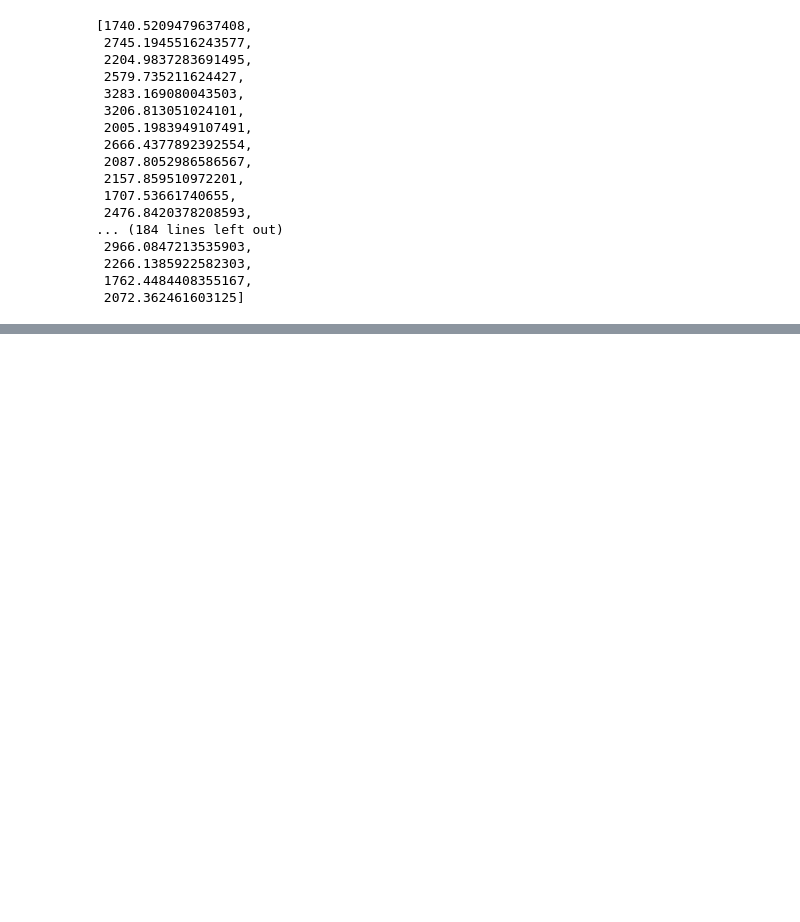
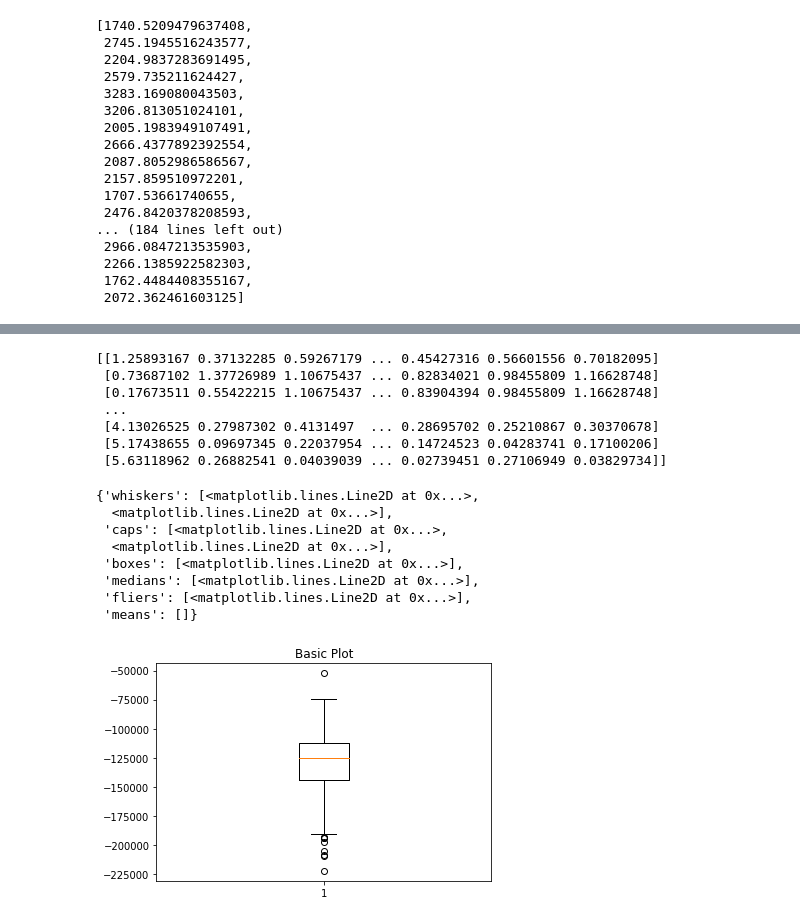
Before and after one commit to ashritdeebadi/genetic-algorithm-feature-selection, a Jupyter notebook: Prototyping/Prototyping.ipynb, the cells around one changed output, grey strips where cells are left out. Saved outputs shown, nothing was run; the diff lists cells and outputs as text; code cells hidden in the pictures; blank space fills up the shorter version.

```diff
--- a/Prototyping/Prototyping.ipynb
+++ b/Prototyping/Prototyping.ipynb
@@ -181,0 +208,26 @@ result
+# %%
+from scipy import stats
+import numpy as np
+z = np.abs(stats.zscore(X))
+print(z)
+
+fig1, ax1 = plt.subplots()
+ax1.set_title('Basic Plot')
+ax1.boxplot(X['AM1_E'])
+# %% [output]
+[[1.25893167 0.37132285 0.59267179 ... 0.45427316 0.56601556 0.70182095]
+ [0.73687102 1.37726989 1.10675437 ... 0.82834021 0.98455809 1.16628748]
+ [0.17673511 0.55422215 1.10675437 ... 0.83904394 0.98455809 1.16628748]
+ ...
+ [4.13026525 0.27987302 0.4131497  ... 0.28695702 0.25210867 0.30370678]
+ [5.17438655 0.09697345 0.22037954 ... 0.14724523 0.04283741 0.17100206]
+ [5.63118962 0.26882541 0.04039039 ... 0.02739451 0.27106949 0.03829734]]
+{'whiskers': [<matplotlib.lines.Line2D at 0x...>,
+  <matplotlib.lines.Line2D at 0x...>],
+ 'caps': [<matplotlib.lines.Line2D at 0x...>,
+  <matplotlib.lines.Line2D at 0x...>],
+ 'boxes': [<matplotlib.lines.Line2D at 0x...>],
+ 'medians': [<matplotlib.lines.Line2D at 0x...>],
+ 'fliers': [<matplotlib.lines.Line2D at 0x...>],
+ 'means': []}
+[figure, added]
```
Also changed, not shown: parts of 3 cells of this notebook.
